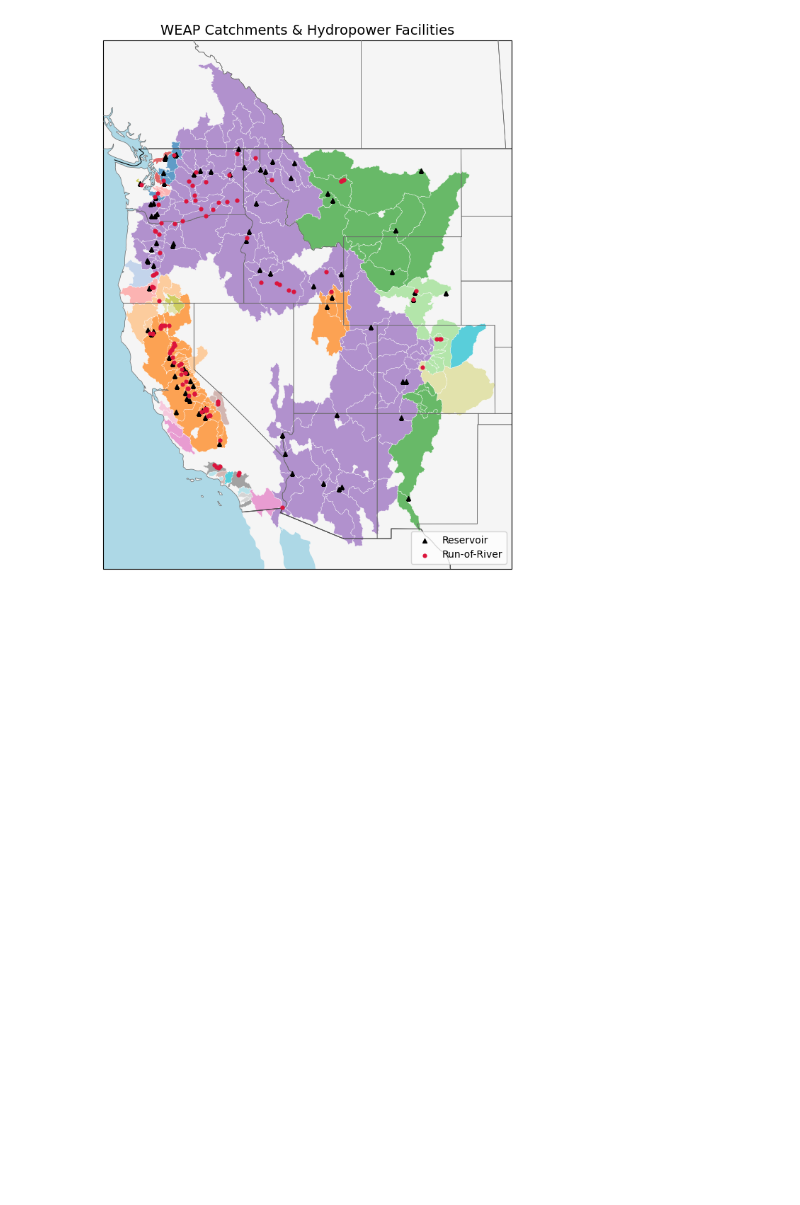
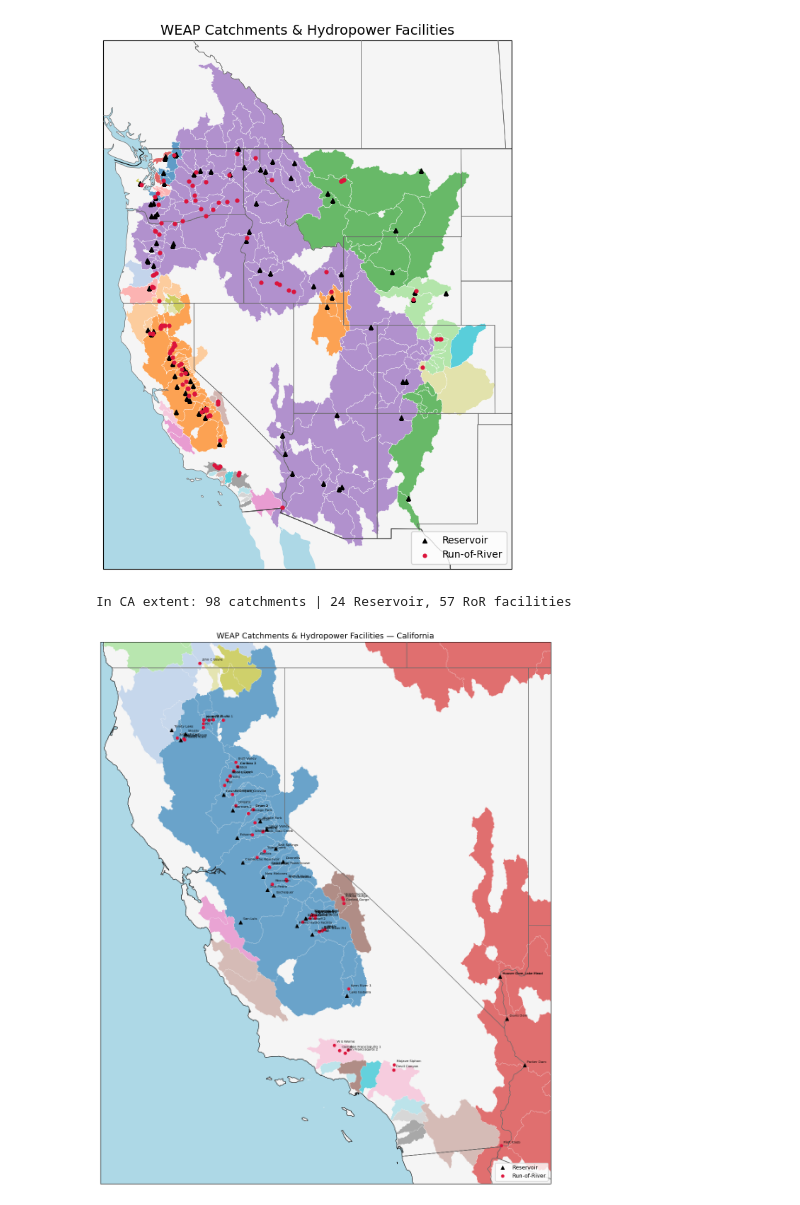
Before and after one commit to Eagle-Rock-Analytics/renewable-analysis, a Jupyter notebook: notebooks/hydro_generation_data/loading_hydro_generation_data.ipynb, the cells around one changed output. Drawn from its saved outputs; the diff is of its cells as text; code cells hidden in the pictures; blank space fills up the shorter version.

Commit message:
summary plots

```diff
--- a/notebooks/hydro_generation_data/loading_hydro_generation_data.ipynb
+++ b/notebooks/hydro_generation_data/loading_hydro_generation_data.ipynb
@@ -271,3 +271,58 @@ plt.show()
 # %% [output]
 255 catchments | 83 Reservoir, 112 RoR facilities
 [figure]
+# %%
+
+# ── California-zoomed map with facility labels ────────────────────────────
+CA_EXTENT = [-124.5, -113.5, 32.0, 42.5]  # [lon_min, lon_max, lat_min, lat_max]
+
+# Clip facilities and catchments to CA extent
+gdf_fac_ca = gdf_facilities.cx[CA_EXTENT[0]:CA_EXTENT[1], CA_EXTENT[2]:CA_EXTENT[3]]
+gdf_catch_ca = gdf_catchments.cx[CA_EXTENT[0]:CA_EXTENT[1], CA_EXTENT[2]:CA_EXTENT[3]]
+
+gdf_res_ca = gdf_fac_ca[gdf_fac_ca["RoR_or_Reservoir"] == "Reservoir"]
+gdf_ror_ca = gdf_fac_ca[gdf_fac_ca["RoR_or_Reservoir"] == "RoR"]
+print(f"In CA extent: {len(gdf_catch_ca)} catchments | "
+      f"{len(gdf_res_ca)} Reservoir, {len(gdf_ror_ca)} RoR facilities")
+
+proj = ccrs.PlateCarree()
+fig, ax = plt.subplots(figsize=(11, 13), subplot_kw={"projection": proj})
+
+# Background
+ax.add_feature(cfeature.LAND, facecolor="whitesmoke", zorder=0)
+ax.add_feature(cfeature.OCEAN, facecolor="lightblue", zorder=0)
+ax.add_feature(cfeature.BORDERS, linewidth=0.8, edgecolor="black", zorder=3)
+ax.add_feature(cfeature.STATES, linewidth=0.7, edgecolor="dimgray", zorder=3)
+ax.coastlines(resolution="10m", linewidth=0.6, zorder=4)
+
+# Catchment polygons
+gdf_catch_ca.plot(
+    ax=ax, column="BasinID", cmap="tab20",
+    edgecolor="white", linewidth=0.3, alpha=0.65,
+    transform=proj, zorder=2,
+)
+
+# Facility points
+gdf_res_ca.plot(ax=ax, color="black",  markersize=30, marker="^", zorder=6, label="Reservoir", transform=proj)
+gdf_ror_ca.plot(ax=ax, color="crimson", markersize=20, marker="o", zorder=6, label="Run-of-River", transform=proj)
+
+# Labels — annotate each facility with a small offset
+for _, row in gdf_fac_ca.iterrows():
+    ax.annotate(
+        row["WEAP_name"],
+        xy=(row["longitude"], row["latitude"]),
+        xytext=(4, 4), textcoords="offset points",
+        fontsize=5.5, color="black",
+        transform=proj,
+        annotation_clip=True,
+        zorder=7,
+    )
+
+ax.set_extent(CA_EXTENT, crs=proj)
+ax.set_title("WEAP Catchments & Hydropower Facilities — California", fontsize=13)
+ax.legend(loc="lower right", fontsize=9)
+plt.tight_layout()
+plt.show()
+# %% [output]
+In CA extent: 98 catchments | 24 Reservoir, 57 RoR facilities
+[figure, added]
```
Also changed, not shown: 3 other files.
